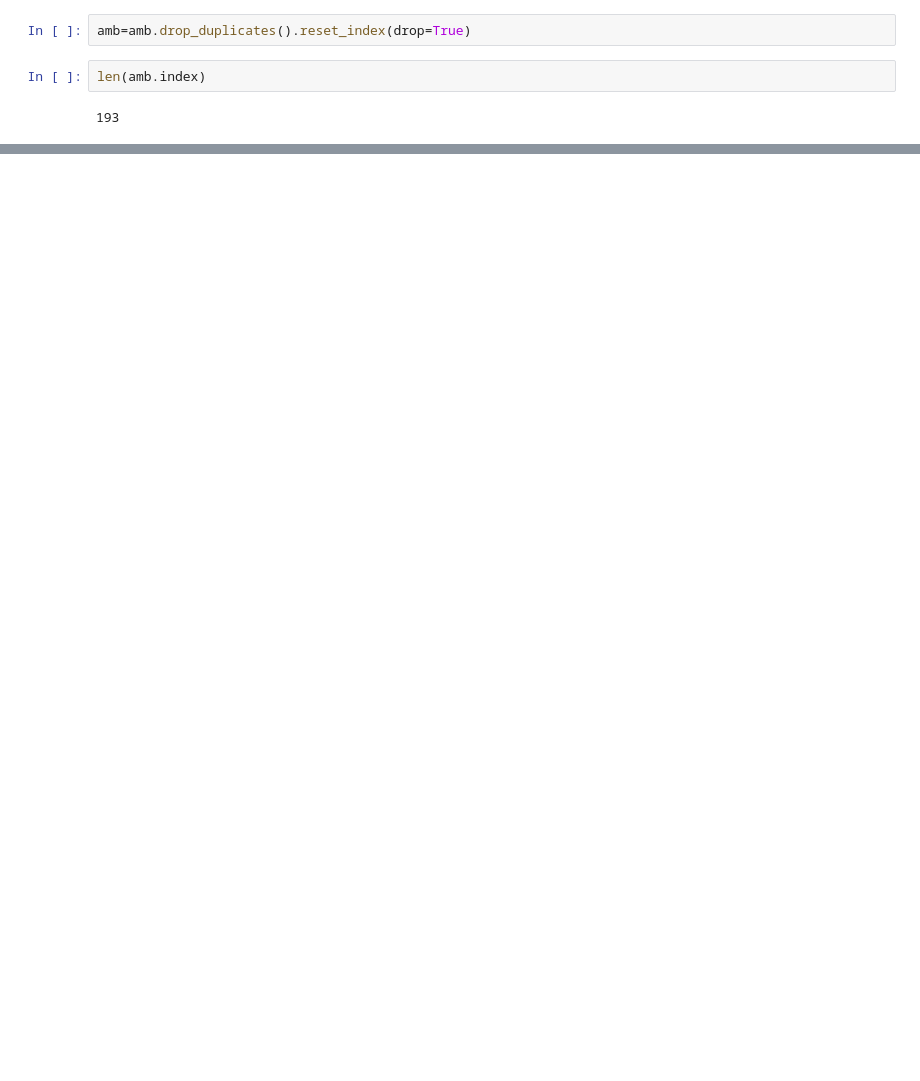
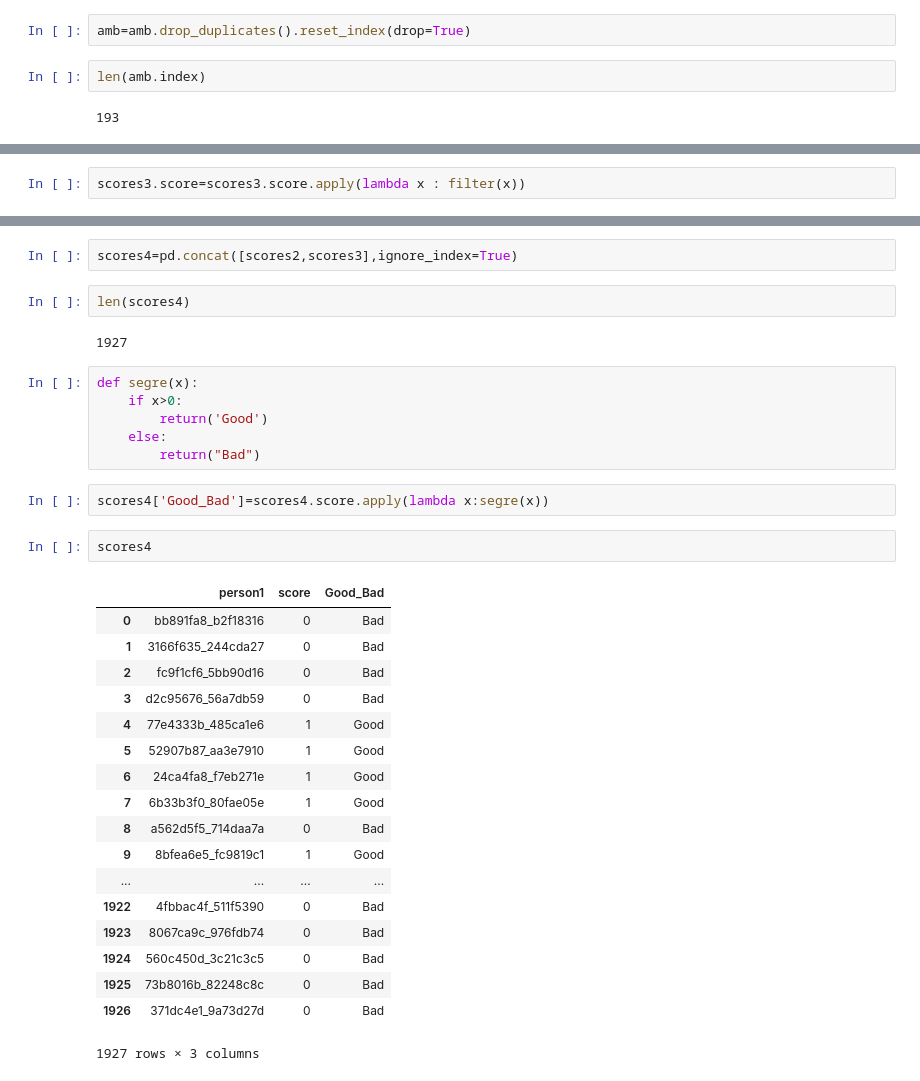
Before and after one commit to adityakumarpinjala/Friends_Foes, a Jupyter notebook: Assumptions (1).ipynb, the cells around one changed output, grey strips where cells are left out. Drawn from its saved outputs; the diff is of its cells as text; blank space fills up the shorter version.

```diff
--- a/Assumptions (1).ipynb
+++ b/Assumptions (1).ipynb
@@ -258,0 +454,2 @@ amb.head(9)
+# %%
+scores3.score=scores3.score.apply(lambda x : filter(x))
@@ -258,0 +477,35 @@ amb.head(9)
+# %%
+scores4=pd.concat([scores2,scores3],ignore_index=True)
+# %%
+len(scores4)
+# %% [output]
+1927
+# %%
+def segre(x):
+    if x>0:
+        return('Good')
+    else:
+        return("Bad")
+# %%
+scores4['Good_Bad']=scores4.score.apply(lambda x:segre(x))
+# %%
+scores4
+# %% [output]
+|  | person1 | score | Good_Bad |
+| 0 | bb891fa8_b2f18316 | 0 | Bad |
+| 1 | 3166f635_244cda27 | 0 | Bad |
+| 2 | fc9f1cf6_5bb90d16 | 0 | Bad |
+| 3 | d2c95676_56a7db59 | 0 | Bad |
+| 4 | 77e4333b_485ca1e6 | 1 | Good |
+| 5 | 52907b87_aa3e7910 | 1 | Good |
+| 6 | 24ca4fa8_f7eb271e | 1 | Good |
+| 7 | 6b33b3f0_80fae05e | 1 | Good |
+| 8 | a562d5f5_714daa7a | 0 | Bad |
+| 9 | 8bfea6e5_fc9819c1 | 1 | Good |
+| ... | ... | ... | ... |
+| 1922 | 4fbbac4f_511f5390 | 0 | Bad |
+| 1923 | 8067ca9c_976fdb74 | 0 | Bad |
+| 1924 | 560c450d_3c21c3c5 | 0 | Bad |
+| 1925 | 73b8016b_82248c8c | 0 | Bad |
+| 1926 | 371dc4e1_9a73d27d | 0 | Bad |
+1927 rows × 3 columns
```
Also changed, not shown: parts of 31 cells of this notebook.
